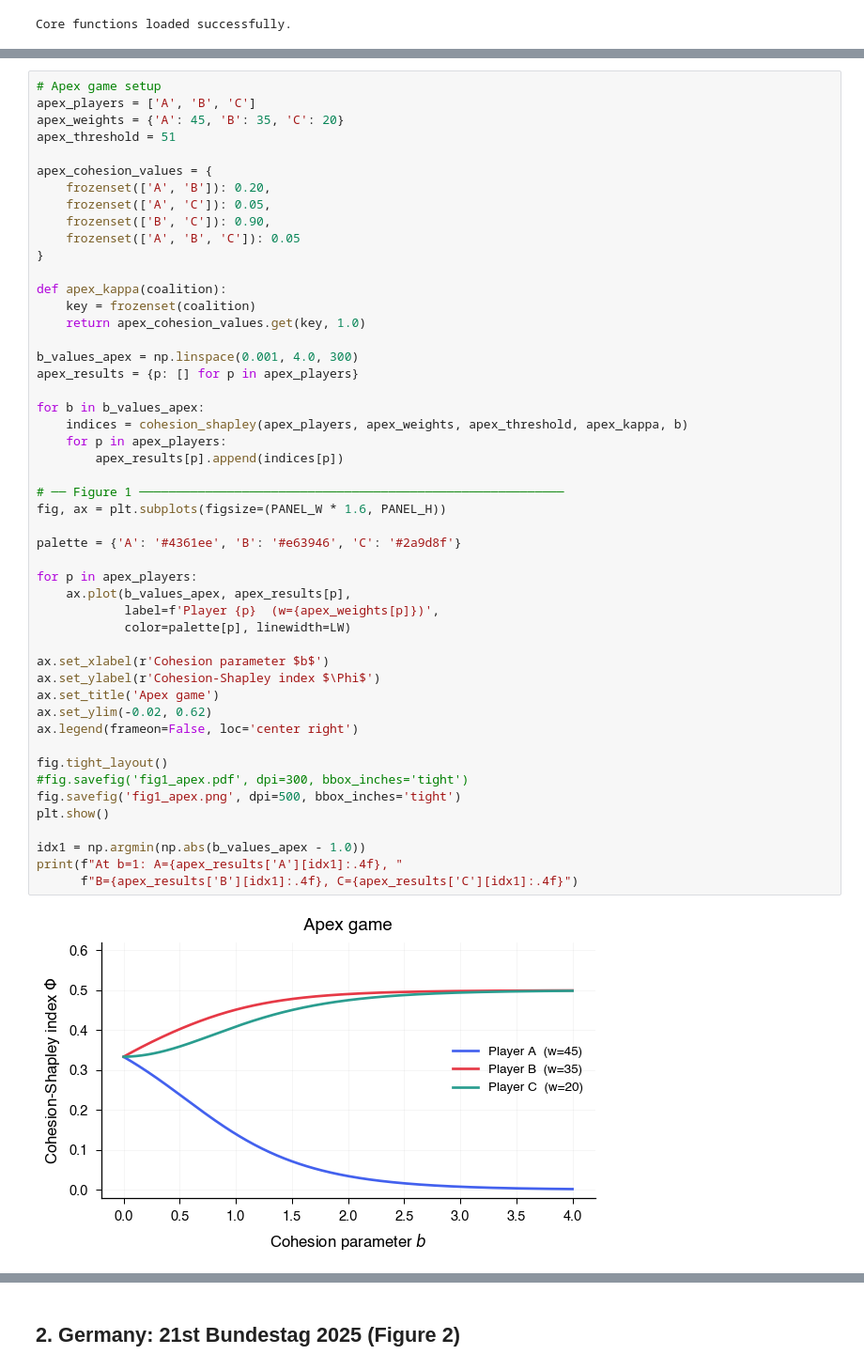
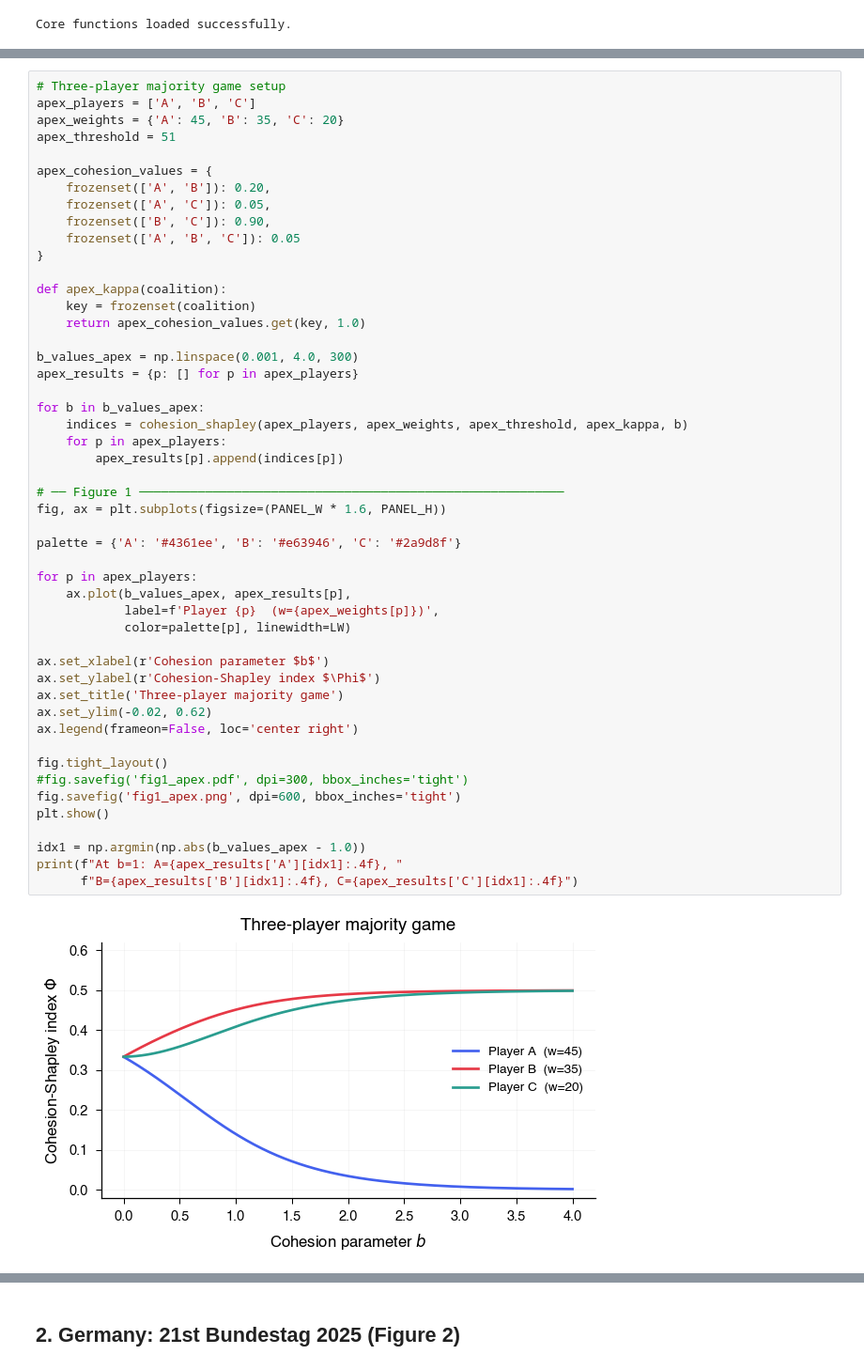
Before and after one commit to vferraz/cohesion-power-indices, a Jupyter notebook: analysis/cohesion_analysis.ipynb, the cells around one changed output, grey strips where cells are left out. Shown at 94% size. Cells and saved outputs as stored; diff of their text form.

Commit message:
updated figures

```diff
--- a/analysis/cohesion_analysis.ipynb
+++ b/analysis/cohesion_analysis.ipynb
@@ -138,5 +138,5 @@ Core functions loaded successfully.
 # %%
-# Apex game setup
+# Three-player majority game setup
 apex_players = ['A', 'B', 'C']
 apex_weights = {'A': 45, 'B': 35, 'C': 20}
 apex_threshold = 51
@@ -156,36 +156,36 @@ b_values_apex = np.linspace(0.001, 4.0, 300)
 apex_results = {p: [] for p in apex_players}
 
 for b in b_values_apex:
     indices = cohesion_shapley(apex_players, apex_weights, apex_threshold, apex_kappa, b)
     for p in apex_players:
         apex_results[p].append(indices[p])
 
 # ── Figure 1 ──────────────────────────────────────────────────────────
 fig, ax = plt.subplots(figsize=(PANEL_W * 1.6, PANEL_H))
 
 palette = {'A': '#4361ee', 'B': '#e63946', 'C': '#2a9d8f'}
 
 for p in apex_players:
     ax.plot(b_values_apex, apex_results[p],
             label=f'Player {p}  (w={apex_weights[p]})',
             color=palette[p], linewidth=LW)
 
 ax.set_xlabel(r'Cohesion parameter $b$')
 ax.set_ylabel(r'Cohesion-Shapley index $\Phi$')
-ax.set_title('Apex game')
+ax.set_title('Three-player majority game')
 ax.set_ylim(-0.02, 0.62)
 ax.legend(frameon=False, loc='center right')
 
 fig.tight_layout()
 #fig.savefig('fig1_apex.pdf', dpi=300, bbox_inches='tight')
-fig.savefig('fig1_apex.png', dpi=500, bbox_inches='tight')
+fig.savefig('fig1_apex.png', dpi=600, bbox_inches='tight')
 plt.show()
 
 idx1 = np.argmin(np.abs(b_values_apex - 1.0))
 print(f"At b=1: A={apex_results['A'][idx1]:.4f}, "
       f"B={apex_results['B'][idx1]:.4f}, C={apex_results['C'][idx1]:.4f}")
 # %% [output]
-[figure, old version]
+[figure, new version]
 At b=1: A=0.1390, B=0.4517, C=0.4094
 # %% [markdown]
 ## 2. Germany: 21st Bundestag 2025 (Figure 2)
```
Also changed, not shown: parts of 1 cell of this notebook, 4 other files.
